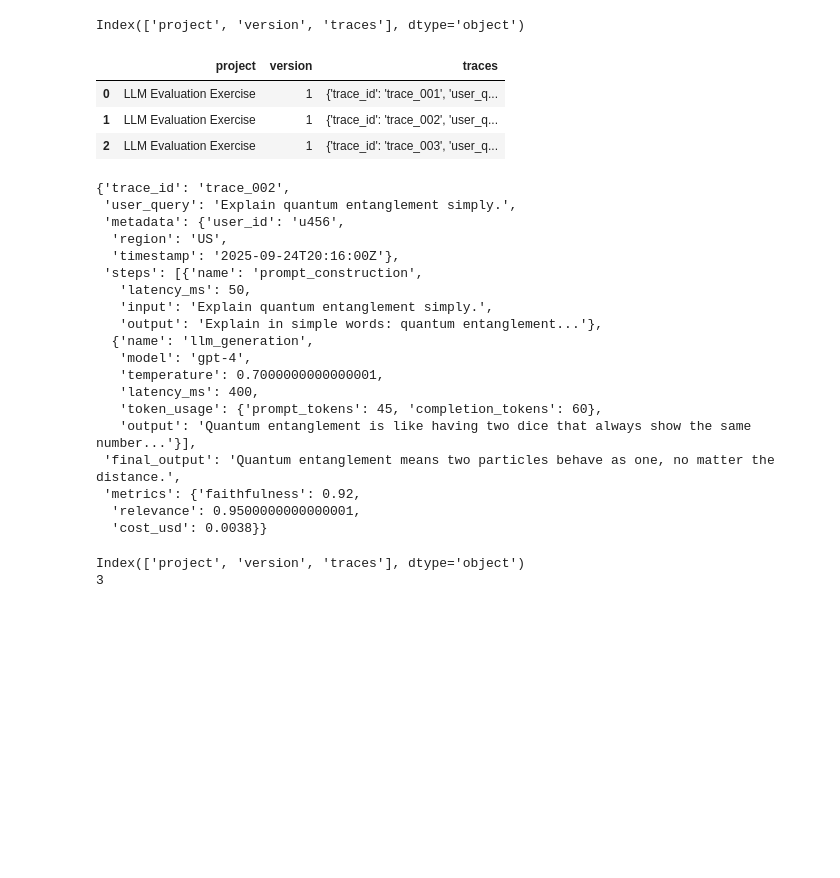
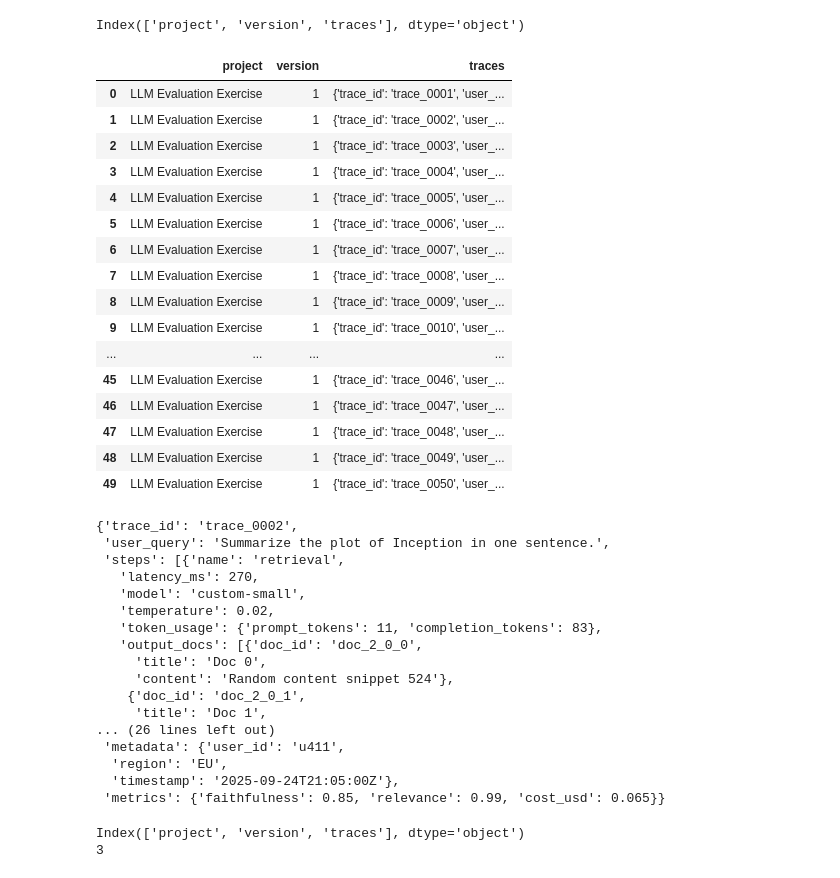
Before and after one commit to leotreguer/JSON_commands, a Jupyter notebook: JSON_debugger.ipynb, the cells around one changed output. Drawn from its saved outputs; the diff is of its cells as text; code cells hidden in the pictures; blank space fills up the shorter version.

```diff
--- a/JSON_debugger.ipynb
+++ b/JSON_debugger.ipynb
@@ -1,37 +1,48 @@
 # %%
 import pandas as pd
 # %%
-df = pd.read_json("llm_traces.json")
+df = pd.read_json("llm_traces_large.json")
 print(df.columns)
-df.head()
+df.head(100)
 # %% [output]
 Index(['project', 'version', 'traces'], dtype='object')
 |  | project | version | traces |
-| 0 | LLM Evaluation Exercise | 1 | {'trace_id': 'trace_001', 'user_q... |
-| 1 | LLM Evaluation Exercise | 1 | {'trace_id': 'trace_002', 'user_q... |
-| 2 | LLM Evaluation Exercise | 1 | {'trace_id': 'trace_003', 'user_q... |
+| 0 | LLM Evaluation Exercise | 1 | {'trace_id': 'trace_0001', 'user_... |
+| 1 | LLM Evaluation Exercise | 1 | {'trace_id': 'trace_0002', 'user_... |
+| 2 | LLM Evaluation Exercise | 1 | {'trace_id': 'trace_0003', 'user_... |
+| 3 | LLM Evaluation Exercise | 1 | {'trace_id': 'trace_0004', 'user_... |
+| 4 | LLM Evaluation Exercise | 1 | {'trace_id': 'trace_0005', 'user_... |
+| 5 | LLM Evaluation Exercise | 1 | {'trace_id': 'trace_0006', 'user_... |
+| 6 | LLM Evaluation Exercise | 1 | {'trace_id': 'trace_0007', 'user_... |
+| 7 | LLM Evaluation Exercise | 1 | {'trace_id': 'trace_0008', 'user_... |
+| 8 | LLM Evaluation Exercise | 1 | {'trace_id': 'trace_0009', 'user_... |
+| 9 | LLM Evaluation Exercise | 1 | {'trace_id': 'trace_0010', 'user_... |
+| ... | ... | ... | ... |
+| 45 | LLM Evaluation Exercise | 1 | {'trace_id': 'trace_0046', 'user_... |
+| 46 | LLM Evaluation Exercise | 1 | {'trace_id': 'trace_0047', 'user_... |
+| 47 | LLM Evaluation Exercise | 1 | {'trace_id': 'trace_0048', 'user_... |
+| 48 | LLM Evaluation Exercise | 1 | {'trace_id': 'trace_0049', 'user_... |
+| 49 | LLM Evaluation Exercise | 1 | {'trace_id': 'trace_0050', 'user_... |
 # %%
 df["traces"][1]
 # %% [output]
-{'trace_id': 'trace_002',
- 'user_query': 'Explain quantum entanglement simply.',
- 'metadata': {'user_id': 'u456',
-  'region': 'US',
-  'timestamp': '2025-09-24T20:16:00Z'},
- 'steps': [{'name': 'prompt_construction',
-   'latency_ms': 50,
-   'input': 'Explain quantum entanglement simply.',
-   'output': 'Explain in simple words: quantum entanglement...'},
-  {'name': 'llm_generation',
-   'model': 'gpt-4',
-   'temperature': 0.7000000000000001,
-   'latency_ms': 400,
-   'token_usage': {'prompt_tokens': 45, 'completion_tokens': 60},
-   'output': 'Quantum entanglement is like having two dice that always show the same number...'}],
- 'final_output': 'Quantum entanglement means two particles behave as one, no matter the distance.',
- 'metrics': {'faithfulness': 0.92,
-  'relevance': 0.9500000000000001,
-  'cost_usd': 0.0038}}
+{'trace_id': 'trace_0002',
+ 'user_query': 'Summarize the plot of Inception in one sentence.',
+ 'steps': [{'name': 'retrieval',
+   'latency_ms': 270,
+   'model': 'custom-small',
+   'temperature': 0.02,
+   'token_usage': {'prompt_tokens': 11, 'completion_tokens': 83},
+   'output_docs': [{'doc_id': 'doc_2_0_0',
+     'title': 'Doc 0',
+     'content': 'Random content snippet 524'},
+    {'doc_id': 'doc_2_0_1',
+     'title': 'Doc 1',
+... (26 lines left out)
+ 'metadata': {'user_id': 'u411',
+  'region': 'EU',
+  'timestamp': '2025-09-24T21:05:00Z'},
+ 'metrics': {'faithfulness': 0.85, 'relevance': 0.99, 'cost_usd': 0.065}}
 # %%
 import json
 
```
Also changed, not shown: parts of 1 cell of this notebook.
